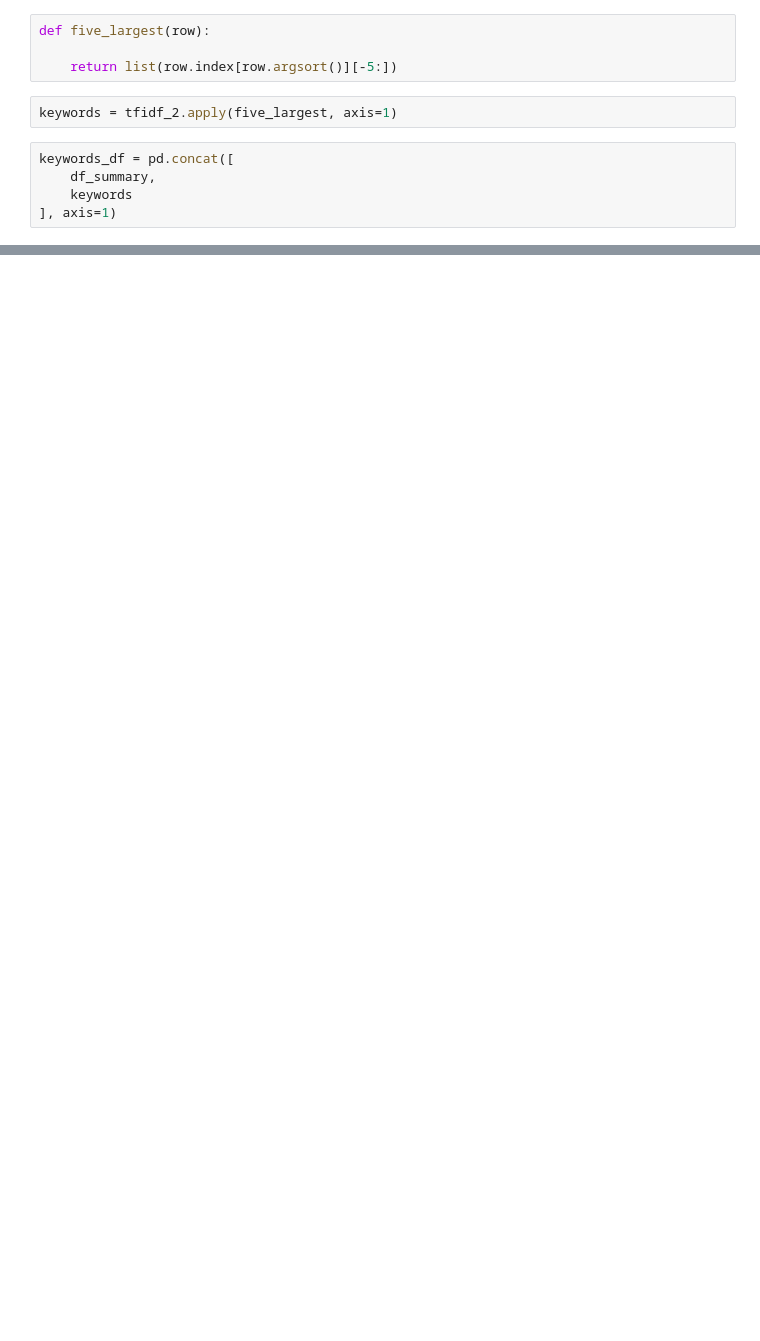
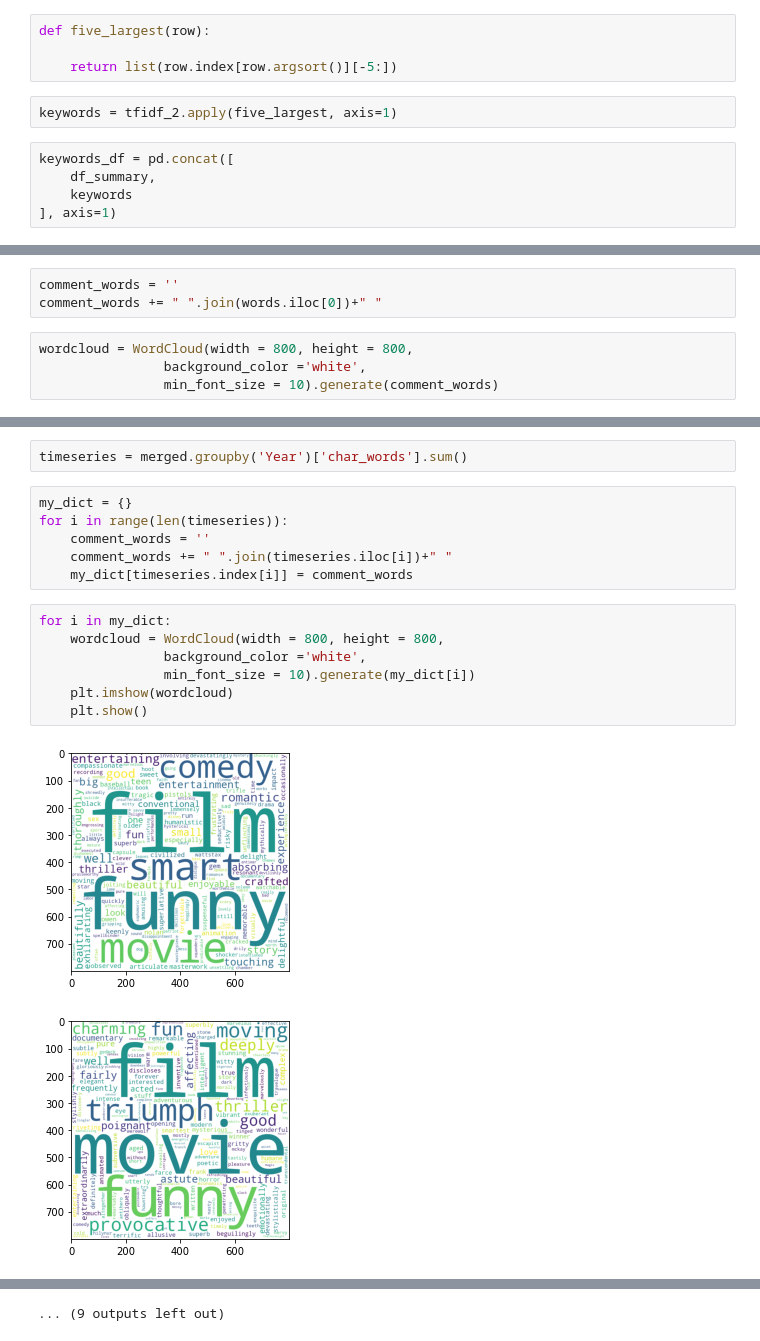
Before and after one commit to ethanttlee/Rotten-Tomatoes, a Jupyter notebook: tf-idf analysis.ipynb, the cells around one changed output, grey strips where cells are left out. Saved outputs shown, nothing was run; the diff lists cells and outputs as text; blank space fills up the shorter version.

```diff
--- a/tf-idf analysis.ipynb
+++ b/tf-idf analysis.ipynb
@@ -147,0 +163,7 @@ df_by_movie
+# %%
+comment_words = ''
+comment_words += " ".join(words.iloc[0])+" "
+# %%
+wordcloud = WordCloud(width = 800, height = 800,
+                background_color ='white',
+                min_font_size = 10).generate(comment_words)
@@ -147,0 +224,18 @@ df_by_movie
+# %%
+timeseries = merged.groupby('Year')['char_words'].sum()
+# %%
+my_dict = {}
+for i in range(len(timeseries)):
+    comment_words = ''
+    comment_words += " ".join(timeseries.iloc[i])+" "
+    my_dict[timeseries.index[i]] = comment_words
+# %%
+for i in my_dict:
+    wordcloud = WordCloud(width = 800, height = 800,
+                background_color ='white',
+                min_font_size = 10).generate(my_dict[i])
+    plt.imshow(wordcloud)
+    plt.show()
+# %% [output]
+[figure, added]
+[figure, added]
@@ -147,0 +252 @@ df_by_movie
+... (9 outputs left out)
```
Also changed, not shown: parts of 30 cells of this notebook.
